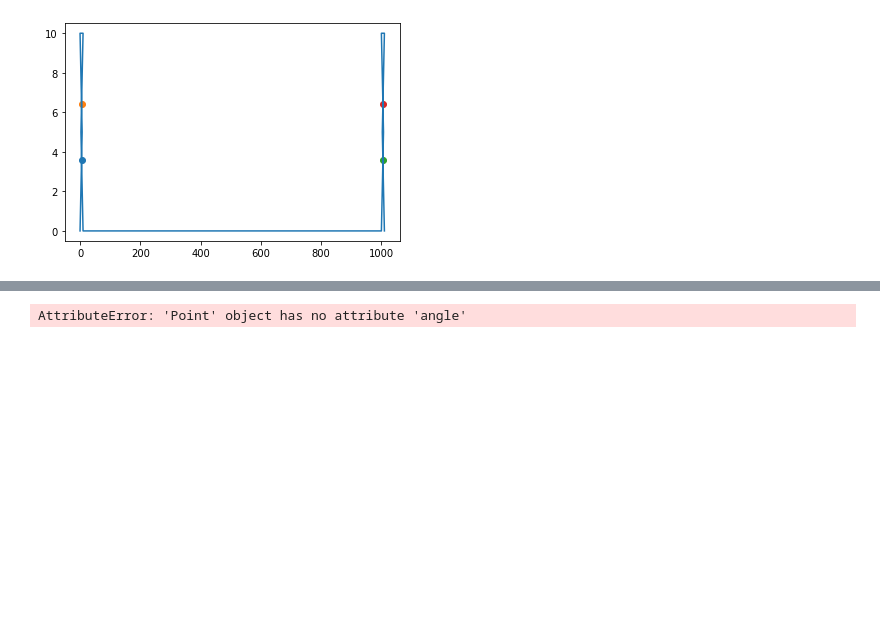
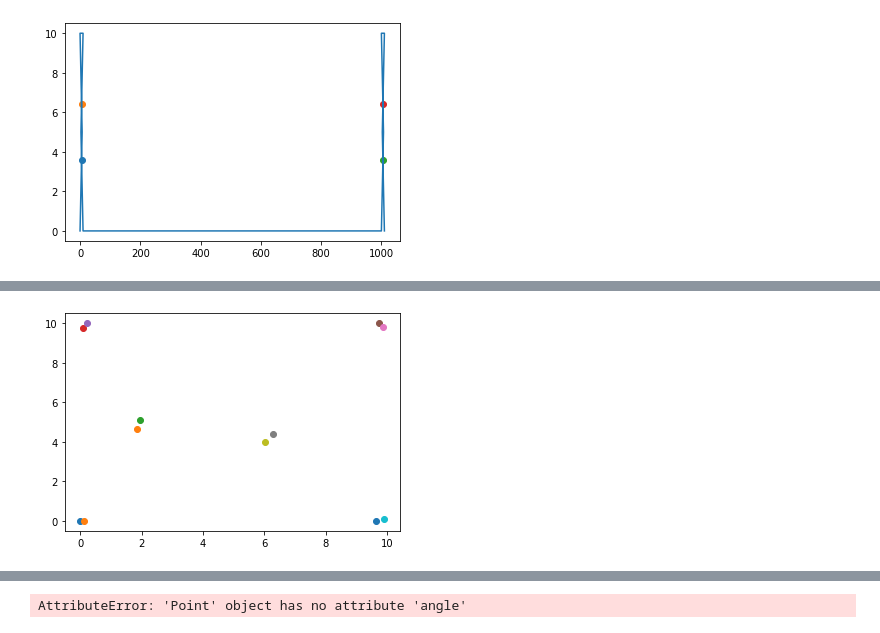
Before and after one commit to ejbosia/Fermat-Spirals, a Jupyter notebook: Shapley Tests.ipynb, the cells around one changed output, grey strips where cells are left out. Saved outputs shown, nothing was run; the diff lists cells and outputs as text; code cells hidden in the pictures; blank space fills up the shorter version.

```diff
--- a/Shapley Tests.ipynb
+++ b/Shapley Tests.ipynb
@@ -221,3 +180,14 @@ for p in [p0,p1,p2]:
+# %%
+# test "adaptive sampling" using simplify
+
+ls = LineString(result)
+
+simplified = ls.simplify(0.01)
+
+for p in simplified.coords:
+    plt.scatter(p[0],p[1])
+# %% [output]
+[figure, added]
 # %%
 
 points = lr3.coords[:-1]
```
Also changed, not shown: parts of 9 cells of this notebook, 2 other files.
